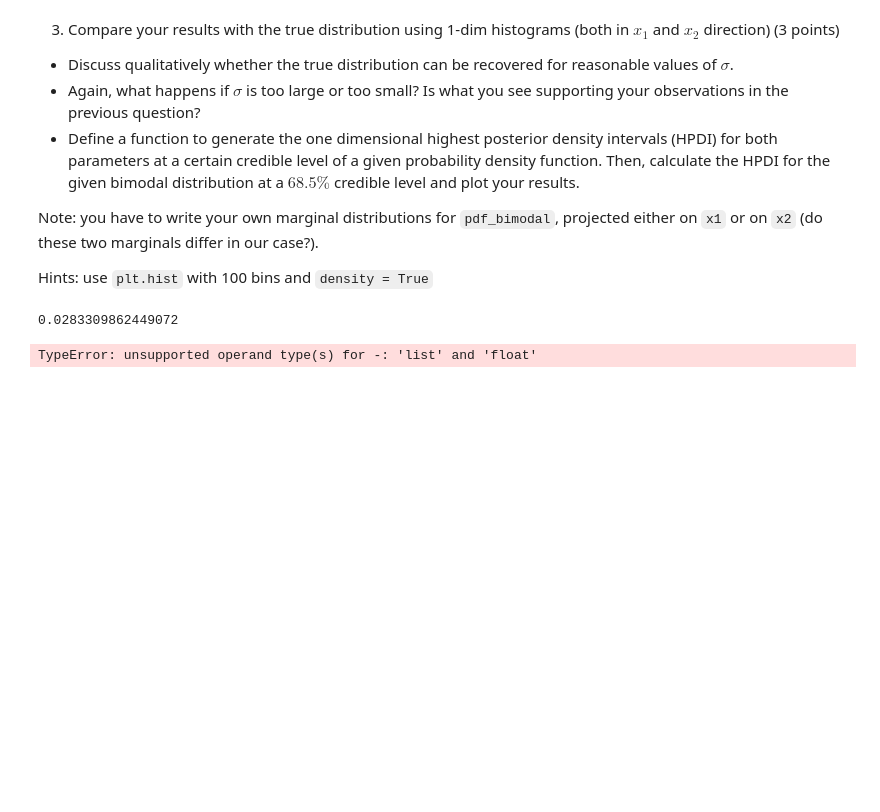
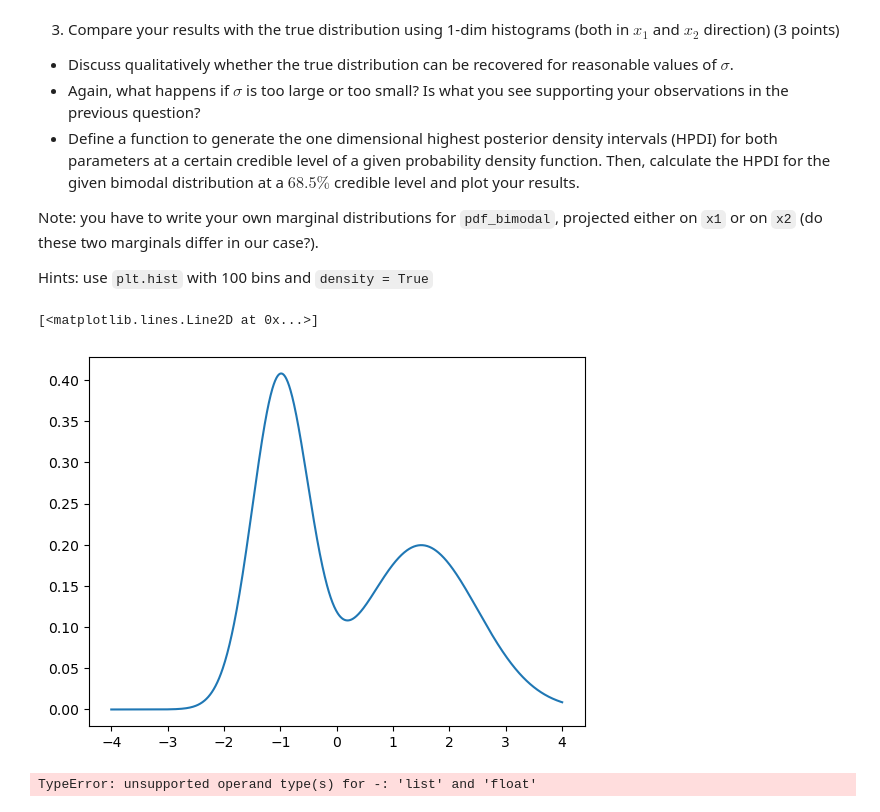
Before and after one commit to afinemax/machine_learning_2024, a Jupyter notebook: hw/ML4PhA_2024_Exercise_sheet_2.ipynb, the cells around one changed output. Drawn from its saved outputs; the diff is of its cells as text; code cells hidden in the pictures; blank space fills up the shorter version.

```diff
--- a/hw/ML4PhA_2024_Exercise_sheet_2.ipynb
+++ b/hw/ML4PhA_2024_Exercise_sheet_2.ipynb
@@ -212,10 +232,23 @@ plt.show()
 Note: you have to write your own marginal distributions for `pdf_bimodal`, projected either on `x1` or on `x2` (do these two marginals differ in our case?).
 
 Hints: use `plt.hist` with 100 bins and `density = True`
-# %%
-pdf_bimodal(np.asarray([0, 0]))
-# %% [output]
-0.0283309862449072
+# %%
+
+def pdf_bimodal_1d(x):
+    """Bimodal pdf"""
+    sigma1 = 1.0
+    sigma2 = 0.5
+    pdf = 0.5/(np.sqrt(2*np.pi*sigma1**2))*np.exp(-0.5*((x-1.5)**2)/sigma1**2)  +  0.5/(np.sqrt(2*np.pi*sigma2**2))*np.exp(-0.5*((x+1.0)**2)/sigma2**2)
+    return pdf
+
+x_arr = np.linspace(-4, 4, 1000)
+
+pdf_y = pdf_bimodal_1d(x_arr)
+
+plt.plot(x_arr, pdf_y)
+# %% [output]
+[<matplotlib.lines.Line2D at 0x...>]
+[figure, added]
 # %%
 
 
```
Also changed, not shown: parts of 8 cells of this notebook.
